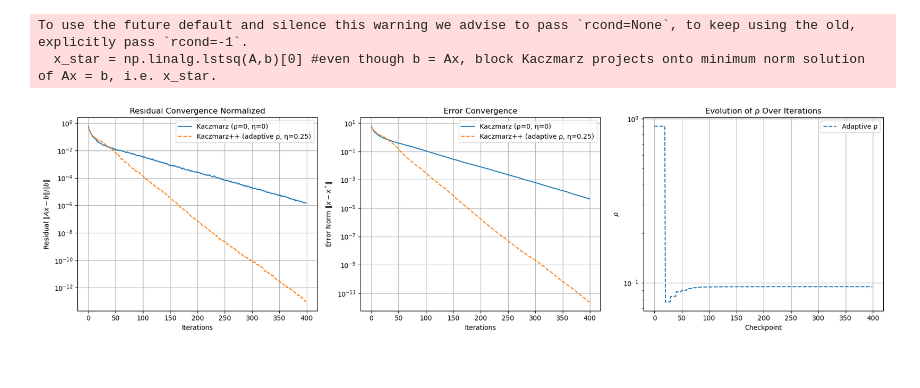
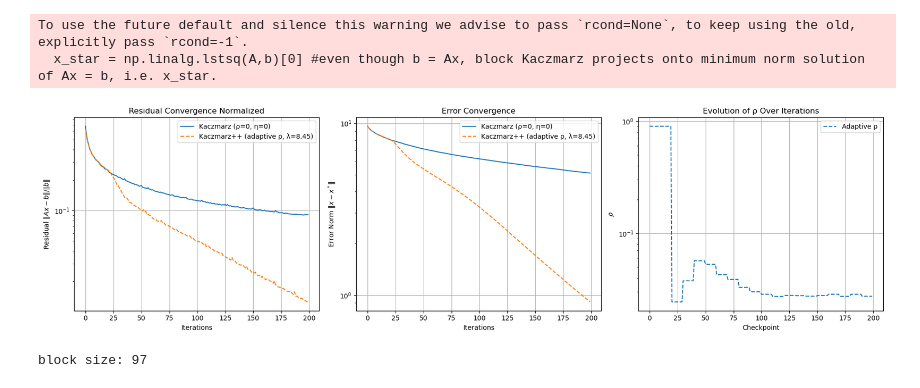
Before and after one commit to jefferyren/SULI, a Jupyter notebook: SULI_Kaczmarz (1).ipynb, the cells around one changed output. Saved outputs shown, nothing was run; the diff lists cells and outputs as text; code cells hidden in the pictures.

```diff
--- a/SULI_Kaczmarz (1).ipynb
+++ b/SULI_Kaczmarz (1).ipynb
@@ -26,5 +35,5 @@ def optimal_s_lambda(A, C, k):
     k_bar_k = (np.linalg.norm(A, ord = "fro") / np.min(tail)) / np.sqrt(len(tail))   #normalized tail condition number
 
     optimal_s = np.ceil(C * k * np.log(m * k_bar_k)) # optimal block size
-    optimal_lambda = (k / m) * np.mean(tail ** 2)
+    optimal_lambda = (np.sum(tail ** 2))/k
     return optimal_s, optimal_lambda
@@ -123,104 +171,75 @@ def verify(A, b, l, r, e, bl_s, x_true):
 # %%
 def k_singular_values(A):
     u, sing, vt = np.linalg.svd(A)
-    second_diff = np.diff(sing, n=2)
-    elbow_index = np.argmax(second_diff) + 1
-    #num_outliers = elbow_index + 1
-    return elbow_index
+    knee = KneeLocator(range(len(sing)), sing, curve='convex', direction='decreasing')
+    return knee.knee + 1
+    # second_diff = np.diff(sing, n=2)
+    # elbow_index = np.argmax(second_diff) + 1
+    # #num_outliers = elbow_index + 1
+    # return elbow_index
 # %%
+np.random.seed(42)
+
 m = 1000
-n = 200
+n = 100
 
 A, b, x_true, x_star = generate_rand_system(m, n, 1, noise_std = 0)
 k = k_singular_values(A)
 
-s = 100
+#block size, lambda
+s = optimal_s_lambda(A, 1, k)[0].astype(int)
+lamb = optimal_s_lambda(A, 1, k)[1]
+#lamb = calculate_lamda_mu_nu(A.T @ A, s)[0]
+#eta = s/(2*calculate_lamda_mu_nu(A.T @ A, s)[2])
+#lamb = 0.001
 eta = s/(2*n)
 
-#block size, lambda
-#s = optimal_s_lambda(A, 1, k)[0].astype(int)
-lamb = optimal_s_lambda(A, 1, k)[1]
-
 #no adaptive acceleration
-x_kacz_reg, residuals_reg, residual_norms_reg, update_norms_reg, errors_reg, rhos_reg = kaczmarz(A, b, lamb = lamb, rho = 0, eta = 0, n_steps = 400, block_size = s, p = 10, x_true = x_star)
+x_kacz_reg, residuals_reg, residual_norms_reg, update_norms_reg, errors_reg, rhos_reg = kaczmarz(A, b, lamb = lamb, accelerated = False, eta = 0, rho = 0, n_steps = 200, block_size = s, p = 10, x_true = x_star)
 #adaptive acceleration
-x_kacz_aa, residuals_reg_aa, residual_norms_aa, update_norms_reg_aa, errors_reg_aa, rhos_aa = kaczmarz(A, b, lamb = lamb, rho = 0.9, eta = eta, n_steps = 400, block_size = s, p = 10, x_true = x_star)
+x_kacz_aa, residuals_reg_aa, residual_norms_aa, update_norms_reg_aa, errors_reg_aa, rhos_aa = kaczmarz(A, b, lamb = lamb, accelerated = True, eta = eta, rho = 0.9, n_steps = 200, block_size = s, p = 10, x_true = x_star)
 
 
 fig, axs = plt.subplots(1, 3, figsize=(18, 5))
 
 # Residual
 axs[0].plot(residual_norms_reg, label="Kaczmarz (ρ=0, η=0)")
-axs[0].plot(residual_norms_aa, label=f"Kaczmarz++ (adaptive ρ, η={eta})", linestyle='--')
+axs[0].plot(residual_norms_aa, label=f"Kaczmarz++ (adaptive ρ, λ={lamb:.3g})", linestyle='--')
 axs[0].set_yscale("log")
 axs[0].set_title("Residual Convergence Normalized")
 axs[0].set_xlabel("Iterations")
 axs[0].set_ylabel(r"Residual $\|Ax - b\| / \|b\|$")
 axs[0].legend()
 axs[0].grid(True)
 
 # Error
 axs[1].plot(errors_reg, label="Kaczmarz (ρ=0, η=0)")
-axs[1].plot(errors_reg_aa, label=f"Kaczmarz++ (adaptive ρ, η={eta})", linestyle='--')
+axs[1].plot(errors_reg_aa, label=f"Kaczmarz++ (adaptive ρ, λ={lamb:.3g})", linestyle='--')
 axs[1].set_yscale("log")
 axs[1].set_title("Error Convergence")
 axs[1].set_xlabel("Iterations")
 axs[1].set_ylabel(r"Error Norm $\|x - x^*\|$")
 axs[1].legend()
 axs[1].grid(True)
 
 # Adaptive ρ
 axs[2].plot(rhos_aa, label="Adaptive ρ", linestyle='--')
 axs[2].set_yscale("log")
 axs[2].set_title("Evolution of ρ Over Iterations")
 axs[2].set_xlabel("Checkpoint")
 axs[2].set_ylabel(r"$\rho$")
 axs[2].legend()
 axs[2].grid(True)
 
 plt.tight_layout()
 plt.show()
 
-
-# #plot residual norms
-# plt.subplot(2,2,1)
-# plt.yscale("log")
-# plt.plot(residual_norms_reg, label="Kaczmarz (ρ=0, η=0)")
-# #plt.plot(res_fixed, label="Kaczmarz++ (ρ=0.9, η=0.5)")
-# plt.plot(residual_norms_aa, label=f"Kaczmarz++ (adaptive ρ, η={eta})")
-# plt.xlabel("Iterations")
-# plt.ylabel(r"Residual $\|Ax - b\| / \|b\|$")
-# plt.title("Residual Convergence Normalized")
-# plt.grid(True)
-# plt.legend()
-
-# #plot error norms
-# plt.subplot(2, 2, 2)
-# plt.plot(errors_reg, label='Kaczmarz (ρ=0, η=0)', color = "blue")
-# plt.plot(errors_reg_aa, label=f'Kaczmarz++ (adaptive ρ, η={eta})', color = "red", linestyle='--')
-# plt.yscale("log")
-# plt.xlabel("Iteration")
-# plt.ylabel("Error Norm ||x - x_star||")
-# plt.title("Error Convergence")
-# plt.grid(True)
-# plt.legend()
-
-# #plot adaptive rho
-# plt.subplot(2, 2, 3)
-# plt.plot(rhos_aa, label="Adaptive ρ", color = "red", linestyle = "--")
-# plt.yscale("log")
-# plt.title("Evolution of ρ Over Iterations")
-# plt.xlabel("Iteration")
-# plt.ylabel("ρ")
-# plt.grid(True)
-# plt.legend()
-
-# plt.tight_layout()
-# plt.show()
+print(f"block size: {s}")
 # %% [output]
 To use the future default and silence this warning we advise to pass `rcond=None`, to keep using the old, explicitly pass `rcond=-1`.
   x_star = np.linalg.lstsq(A,b)[0] #even though b = Ax, block Kaczmarz projects onto minimum norm solution of Ax = b, i.e. x_star.
-[figure, old version]
+[figure, new version]
+block size: 97
 # %%
 p_values = [1, 5, 10, 20, 50, 100]
 results = {}
```
Also changed, not shown: parts of 18 cells of this notebook.
